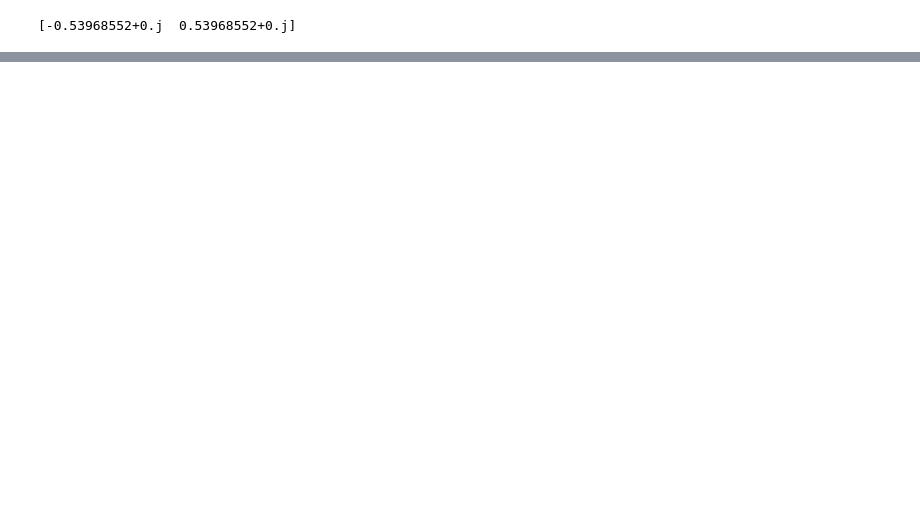
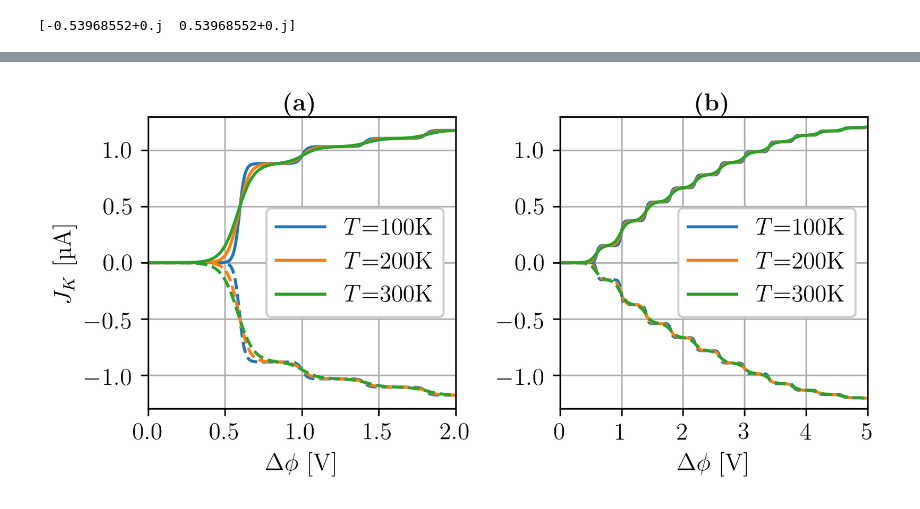
Before and after one commit to robingrether/Born-Markov, a Jupyter notebook: Holstein.ipynb, the cells around one changed output, grey strips where cells are left out. Cells and saved outputs as stored; diff of their text form; code cells hidden in the pictures; blank space fills up the shorter version.

```diff
--- a/Holstein.ipynb
+++ b/Holstein.ipynb
@@ -100,35 +90,48 @@ pyplot.show()
 # %%
-fig, (ax1, ax2) = pyplot.subplots(1, 2, figsize=(20,10), tight_layout=True)
+fig, (ax1, ax2) = pyplot.subplots(1, 2, figsize=(6,3), tight_layout=True)
 
 voltages = numpy.linspace(0., 2., 501)
 
-ax1.plot(voltages, 1e3*numpy.load("HOLc_0.12_100K.npy")[:,0], label="$T$=100K", c="tab:blue")
-ax1.plot(voltages, 1e3*numpy.load("HOLc_0.12_100K.npy")[:,1], c="tab:blue", ls="--")
-ax1.plot(voltages, 1e3*numpy.load("HOLc_0.12_200K.npy")[:,0], label="$T$=200K", c="tab:orange")
-ax1.plot(voltages, 1e3*numpy.load("HOLc_0.12_200K.npy")[:,1], c="tab:orange", ls="--")
-ax1.plot(voltages, 1e3*numpy.load("HOLc_0.12_300K.npy")[:,0], label="$T$=300K", c="tab:green")
-ax1.plot(voltages, 1e3*numpy.load("HOLc_0.12_300K.npy")[:,1], c="tab:green", ls="--")
+curr_12_100 = 1e3*numpy.load("data/holstein/HOLc_0.12_100K.npy")
+curr_12_200 = 1e3*numpy.load("data/holstein/HOLc_0.12_200K.npy")
+curr_12_300 = 1e3*numpy.load("data/holstein/HOLc_0.12_300K.npy")
+curr_4_100 = 1e3*numpy.load("data/holstein/HOLc_0.4_100K.npy")
+curr_4_200 = 1e3*numpy.load("data/holstein/HOLc_0.4_200K.npy")
+curr_4_300 = 1e3*numpy.load("data/holstein/HOLc_0.4_300K.npy")
+
+ax1.plot(voltages, curr_12_100[:,0], label="$T$=100K", c="tab:blue")
+ax1.plot(voltages, curr_12_100[:,1], c="tab:blue", ls="--")
+ax1.plot(voltages, curr_12_200[:,0], label="$T$=200K", c="tab:orange")
+ax1.plot(voltages, curr_12_200[:,1], c="tab:orange", ls="--")
+ax1.plot(voltages, curr_12_300[:,0], label="$T$=300K", c="tab:green")
+ax1.plot(voltages, curr_12_300[:,1], c="tab:green", ls="--")
 ax1.grid()
 ax1.legend(loc=5, framealpha=1.)
 ax1.set_xlabel("$\\Delta\\phi$ [V]")
+ax1.set_xlim(.0, 2.)
 ax1.set_ylabel("$J_K$ [µA]")
 ax1.set_ylim(-1.3, 1.3)
-ax1.text(-.7, -.035, "\\textbf{(a)}")
+ax1.text(1., 1.3, "\\textbf{(a)}", ha="center", va="bottom")
 
 voltages = numpy.linspace(0., 5., 501)
 
-ax2.plot(voltages, 1e3*numpy.load("HOLc_0.4_100K.npy")[:,0], label="$T$=100K", c="tab:blue")
-ax2.plot(voltages, 1e3*numpy.load("HOLc_0.4_100K.npy")[:,1], c="tab:blue", ls="--")
-ax2.plot(voltages, 1e3*numpy.load("HOLc_0.4_200K.npy")[:,0], label="$T$=200K", c="tab:orange")
-ax2.plot(voltages, 1e3*numpy.load("HOLc_0.4_200K.npy")[:,1], c="tab:orange", ls="--")
-ax2.plot(voltages, 1e3*numpy.load("HOLc_0.4_300K.npy")[:,0], label="$T$=300K", c="tab:green")
-ax2.plot(voltages, 1e3*numpy.load("HOLc_0.4_300K.npy")[:,1], c="tab:green", ls="--")
+ax2.plot(voltages, curr_4_100[:,0], label="$T$=100K", c="tab:blue")
+ax2.plot(voltages, curr_4_100[:,1], c="tab:blue", ls="--")
+ax2.plot(voltages, curr_4_200[:,0], label="$T$=200K", c="tab:orange")
+ax2.plot(voltages, curr_4_200[:,1], c="tab:orange", ls="--")
+ax2.plot(voltages, curr_4_300[:,0], label="$T$=300K", c="tab:green")
+ax2.plot(voltages, curr_4_300[:,1], c="tab:green", ls="--")
 ax2.grid()
 ax2.legend(loc=5, framealpha=1.)
 ax2.set_xlabel("$\\Delta\\phi$ [V]")
+ax2.set_xlim(.0, 5.)
+ax2.set_xticks([0., 1., 2., 3., 4., 5.])
 #ax2.set_ylabel("$J_K$ [µA]")
 ax2.set_ylim(-1.3, 1.3)
-ax2.text(-1.25, -.035, "\\textbf{(b)}")
+ax2.text(2.5, 1.3, "\\textbf{(b)}", ha="center", va="bottom")
 
 pyplot.savefig("HOL_currents.pdf")
+pyplot.gcf().set_dpi(300)
 pyplot.show()
+# %% [output]
+[figure, added]
```
Also changed, not shown: parts of 4 cells of this notebook, 4 other files.
